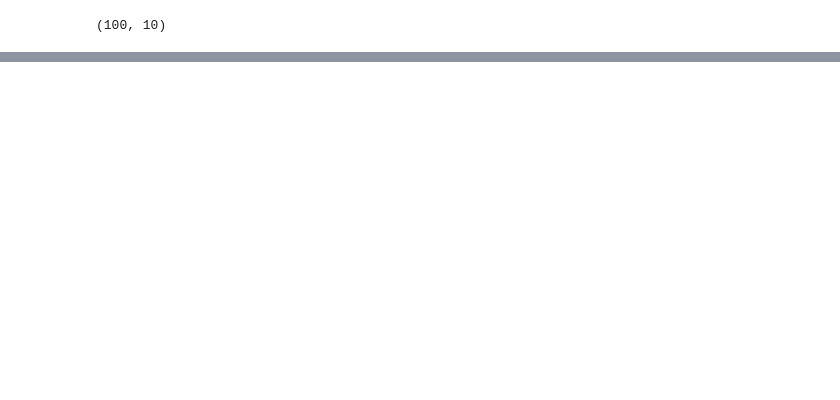
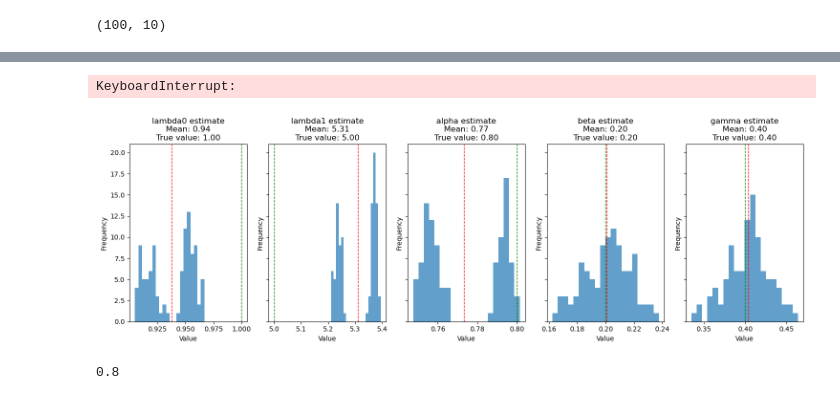
Before and after one commit to otto-groen-roepstorff/modcomp-project, a Jupyter notebook: code/mastercopy_william.ipynb, the cells around one changed output, grey strips where cells are left out. Saved outputs shown, nothing was run; the diff lists cells and outputs as text; code cells hidden in the pictures; blank space fills up the shorter version.

```diff
--- a/code/mastercopy_william.ipynb
+++ b/code/mastercopy_william.ipynb
@@ -684,7 +680,7 @@ final, true_model.model_values
 N_rep = 100
 
 initial_dic = {'lamb0_hat': 1, 'lamb1_hat': 10, 'alpha_hat': 0.95, 'beta_hat': 0.5, 'gamma_hat': 0.5}
-model = Markov_model(gamma = 0.4, T = 1000, n = 100)
+model = Markov_model(gamma = 0.4, T = 1000, n = 100, alpha=0.8)
 test_X = true_model.X
 final, est_list = softEM(test_X, limit = 50, initial_dic=initial_dic)
 final, true_model.model_values
@@ -692,12 +688,52 @@ final, true_model.model_values
 par_estimates = np.empty(shape =(N_rep,5))
 for i in range(N_rep):
     model.sim_data(return_output=False)
-    estimate_i, _ = hardEM(model.X)
-    par_estimates[i, 0] = estimate_i["lamb0_hat"]
-    par_estimates[i, 1] = estimate_i["lamb1_hat"]
-    par_estimates[i, 2] = estimate_i["alpha_hat"]
-    par_estimates[i, 3] = estimate_i["beta_hat"]
-    par_estimates[i, 4] = estimate_i["gamma_hat"]
+    estimate_i, _ = softEM(model.X)
+    par_estimates[i] = list(estimate_i.values())
 
 names = ["lambda0", "lambda1", "alpha", "beta", "gamma"]
-true_vals = [model.lamb0, model.lamb1, model.alpha, model.beta, model.gamma]
+# %% [output]
+KeyboardInterrupt:
+# %%
+def plot_est(estimates, filename="histmeans.png", names = names, model = model):
+    # Create subplots with 1 row and 5 columns
+    fig, axes = plt.subplots(1, 5, figsize=(15, 5), sharey=True)
+    true_vals = [model.lamb0, model.lamb1, model.alpha, model.beta, model.gamma]
+    # Iterate through each subplot
+    for i, ax in enumerate(axes):
+        # Plot histogram
+        ax.hist(estimates[:,i], bins=20, alpha=0.7)
+
+        # Add vertical line for the mean and true values
+        mean_value = np.mean(estimates[:,i])
+        ax.axvline(mean_value, color='red', linestyle='dashed', linewidth=1)
+
+        ax.axvline(true_vals[i], color='green', linestyle='dashed', linewidth=1)
+
+        # Set title and labels
+        ax.set_title(f'{names[i]} estimate\nMean: {mean_value:.2f}\nTrue value: {true_vals[i]:.2f}')
+        ax.set_xlabel('Value')
+        ax.set_ylabel('Frequency')
+
+    plt.tight_layout()
+    plt.savefig(filename)
+    plt.show()
+# %%
+N_rep = 100
+
+initial_dic = {'lamb0_hat': 1, 'lamb1_hat': 10, 'alpha_hat': 0.75, 'beta_hat': 0.5, 'gamma_hat': 0.5}
+model = Markov_model(gamma = 0.4, T = 1000, n = 100, alpha=0.8)
+
+par_estimates_hardEM1 = np.empty(shape =(N_rep,5))
+for i in range(N_rep):
+    model.sim_data(return_output=False)
+    estimate_i, _ = hardEM(model.X)
+    par_estimates_hardEM1[i] = list(estimate_i.values())
+
+plot_est(par_estimates_hardEM1, "hardem1.png", model = model)
+# %% [output]
+[figure, added]
+# %%
+model.alpha
+# %% [output]
+0.8
```
Also changed, not shown: parts of 17 cells of this notebook, 7 other files.
